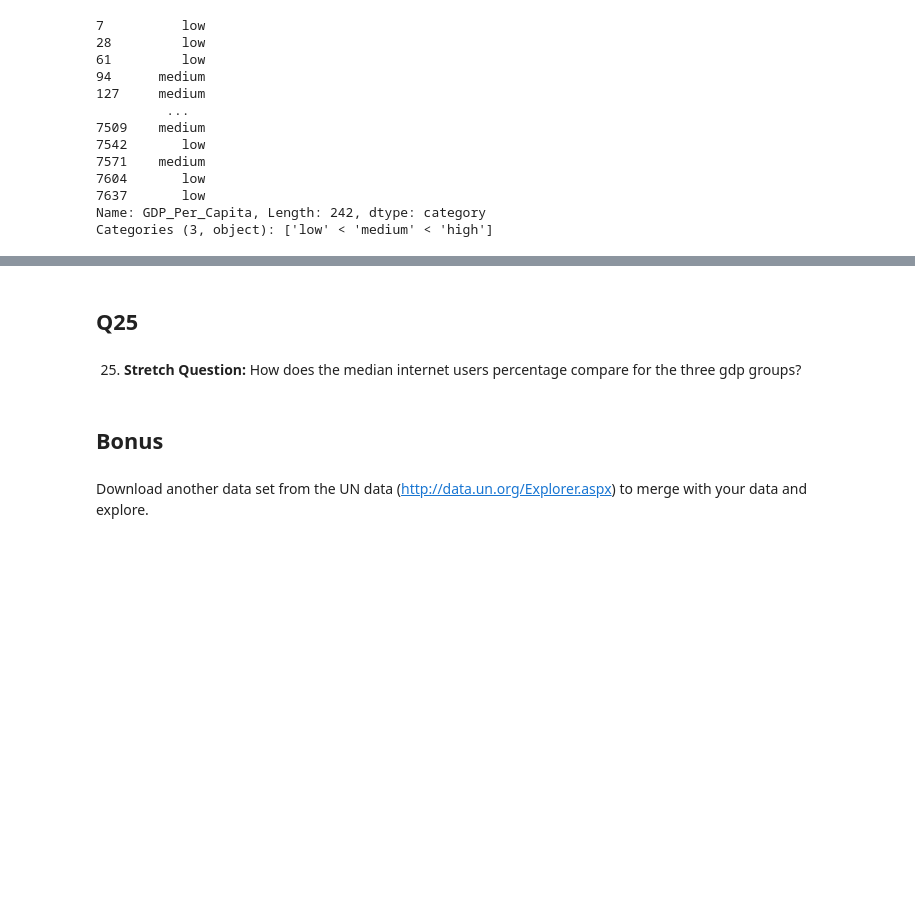
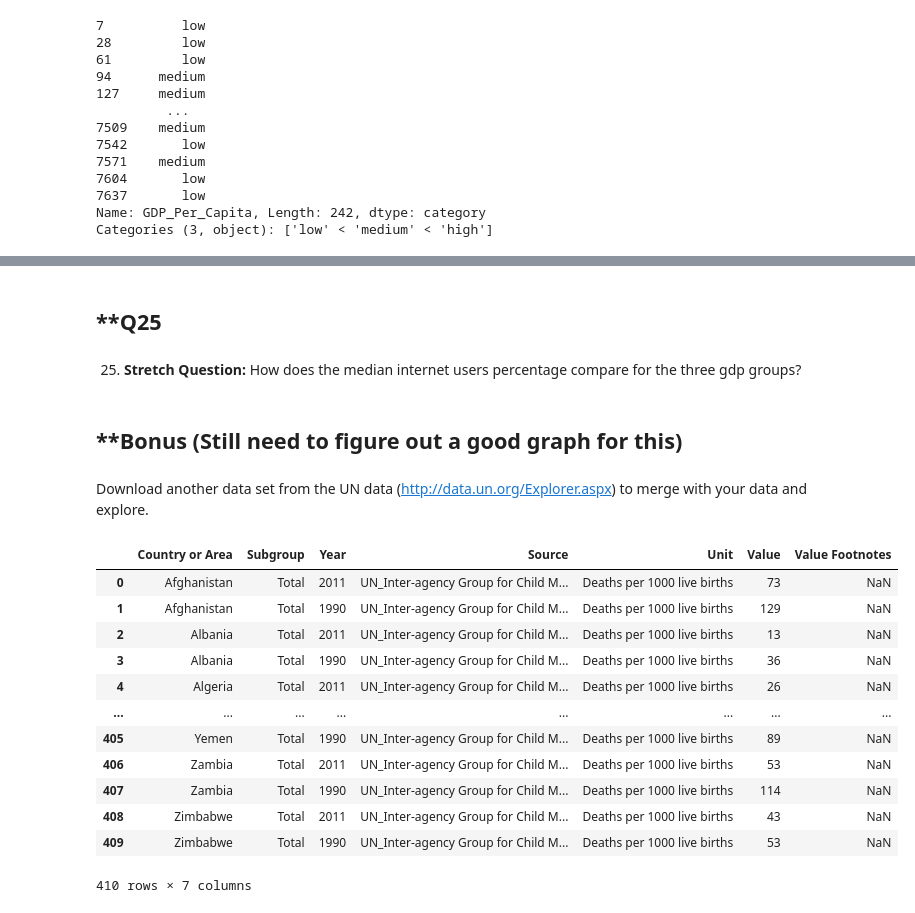
Before and after one commit to NSS-Data-Analytics-Cohort-11/undata-AdellAD4, a Jupyter notebook: notebooks/UN_data_analysis_DA11.ipynb, the cells around one changed output, grey strips where cells are left out. Cells and saved outputs as stored; diff of their text form; code cells hidden in the pictures; blank space fills up the shorter version.

```diff
--- a/notebooks/UN_data_analysis_DA11.ipynb
+++ b/notebooks/UN_data_analysis_DA11.ipynb
@@ -725,8 +723,26 @@ ValueError: Length of values (1) does not match length of index (242)
 # %% [markdown]
-## Q25
+## **Q25
 # %% [markdown]
 25. **Stretch Question:** How does the median internet users percentage compare for the three gdp groups?
 # %% [markdown]
-## Bonus
+## **Bonus (Still need to figure out a good graph for this)
 # %% [markdown]
 Download another data set from the UN data (http://data.un.org/Explorer.aspx) to merge with your data and explore.
+# %%
+infant_mortality_df = pd.read_csv('../data/infant_mortality.csv')
+# %%
+infant_mortality_df
+# %% [output]
+|  | Country or Area | Subgroup | Year | Source | Unit | Value | Value Footnotes |
+| 0 | Afghanistan | Total | 2011 | UN_Inter-agency Group for Child M... | Deaths per 1000 live births | 73 | NaN |
+| 1 | Afghanistan | Total | 1990 | UN_Inter-agency Group for Child M... | Deaths per 1000 live births | 129 | NaN |
+| 2 | Albania | Total | 2011 | UN_Inter-agency Group for Child M... | Deaths per 1000 live births | 13 | NaN |
+| 3 | Albania | Total | 1990 | UN_Inter-agency Group for Child M... | Deaths per 1000 live births | 36 | NaN |
+| 4 | Algeria | Total | 2011 | UN_Inter-agency Group for Child M... | Deaths per 1000 live births | 26 | NaN |
+| ... | ... | ... | ... | ... | ... | ... | ... |
+| 405 | Yemen | Total | 1990 | UN_Inter-agency Group for Child M... | Deaths per 1000 live births | 89 | NaN |
+| 406 | Zambia | Total | 2011 | UN_Inter-agency Group for Child M... | Deaths per 1000 live births | 53 | NaN |
+| 407 | Zambia | Total | 1990 | UN_Inter-agency Group for Child M... | Deaths per 1000 live births | 114 | NaN |
+| 408 | Zimbabwe | Total | 2011 | UN_Inter-agency Group for Child M... | Deaths per 1000 live births | 43 | NaN |
+| 409 | Zimbabwe | Total | 1990 | UN_Inter-agency Group for Child M... | Deaths per 1000 live births | 53 | NaN |
+410 rows × 7 columns
```
Also changed, not shown: parts of 13 cells of this notebook, 1 other file.
